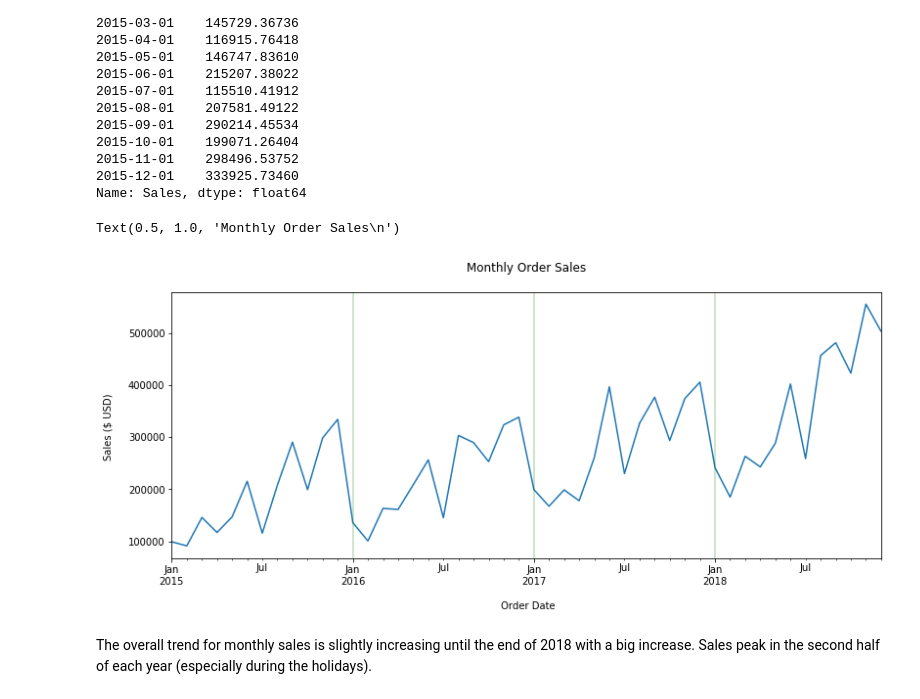
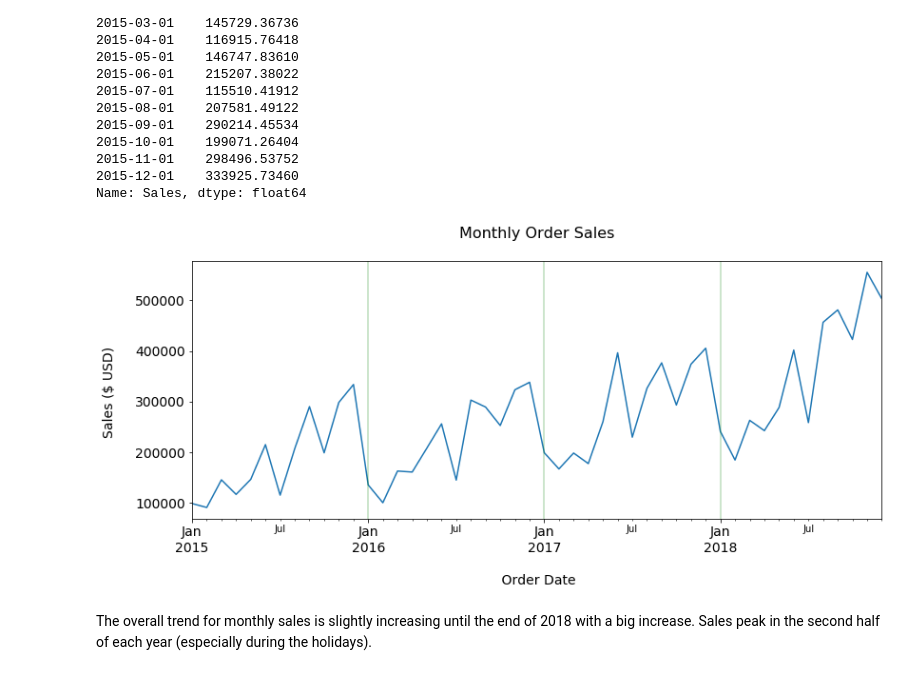
Before and after one commit to dk81/timeSeries_retailProject, a Jupyter notebook: retailsales_forecasting_rework_python_dku.ipynb, the cells around one changed output. Drawn from its saved outputs; the diff is of its cells as text; code cells hidden in the pictures.

```diff
--- a/retailsales_forecasting_rework_python_dku.ipynb
+++ b/retailsales_forecasting_rework_python_dku.ipynb
@@ -162,0 +178,2 @@ memory usage: 9.0+ MB
+# %%
+retail_data['Order_Year'] = retail_data['Order Date'].astype('datetime64[Y]')
@@ -232,20 +293,27 @@ Name: Sales, dtype: float64
 # %%
 # Monthly Sales Plot
 
 sales_monthly.plot(figsize = (13, 5))
-plt.xlabel('\n Order Date')
-plt.ylabel('Sales ($ USD) \n')
+plt.xlabel('\n Order Date', size = 14)
+plt.ylabel('Sales ($ USD) \n', size = 14)
 
 # Vertical lines at start of each year
 plt.axvline(x = '2016-01-01', linewidth=2, color='green', alpha = 0.2)
 plt.axvline(x = '2017-01-01', linewidth=2, color='green', alpha = 0.2)
 plt.axvline(x = '2018-01-01', linewidth=2, color='green', alpha = 0.2)
 
+# Labels and ticks:
+
+plt.xticks(size = 14)
+plt.yticks(size = 14)
+
 # Title
-plt.title('Monthly Order Sales\n')
+plt.title('Monthly Order Sales\n', size = 16)
+
+# Save Figure
+plt.savefig('orderSales_monthly', bbox_inches='tight', dpi = 300)
 # %% [output]
-Text(0.5, 1.0, 'Monthly Order Sales\n')
-[figure, old version]
+[figure, new version]
 # %% [markdown]
 The overall trend for monthly sales is slightly increasing until the end of 2018 with a big increase. Sales peak in the second half of each year (especially during the holidays).
 # %% [markdown]
```
Also changed, not shown: parts of 28 cells of this notebook.
